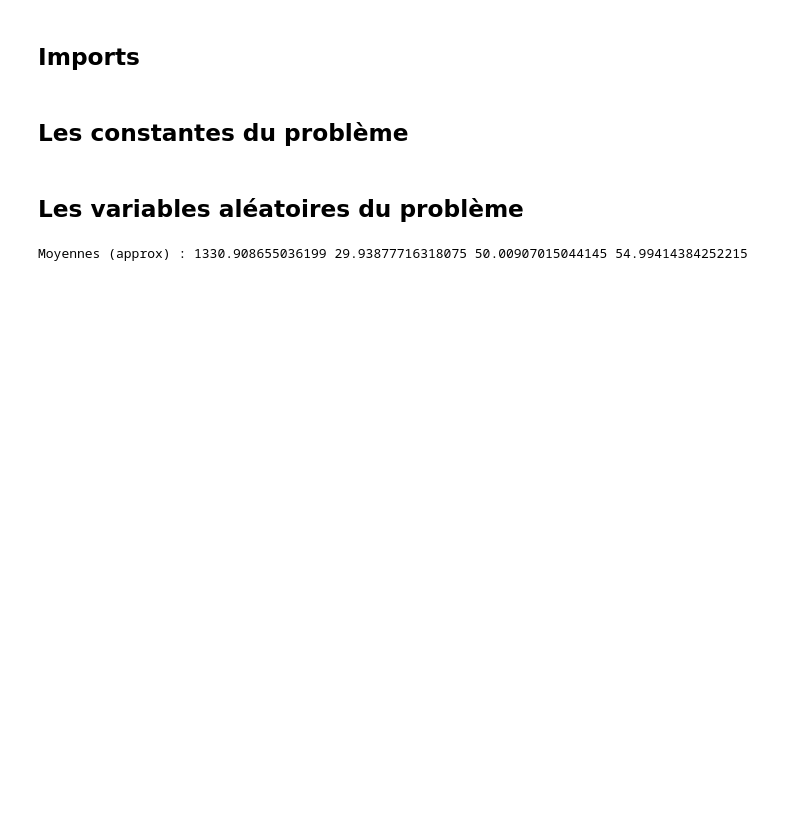
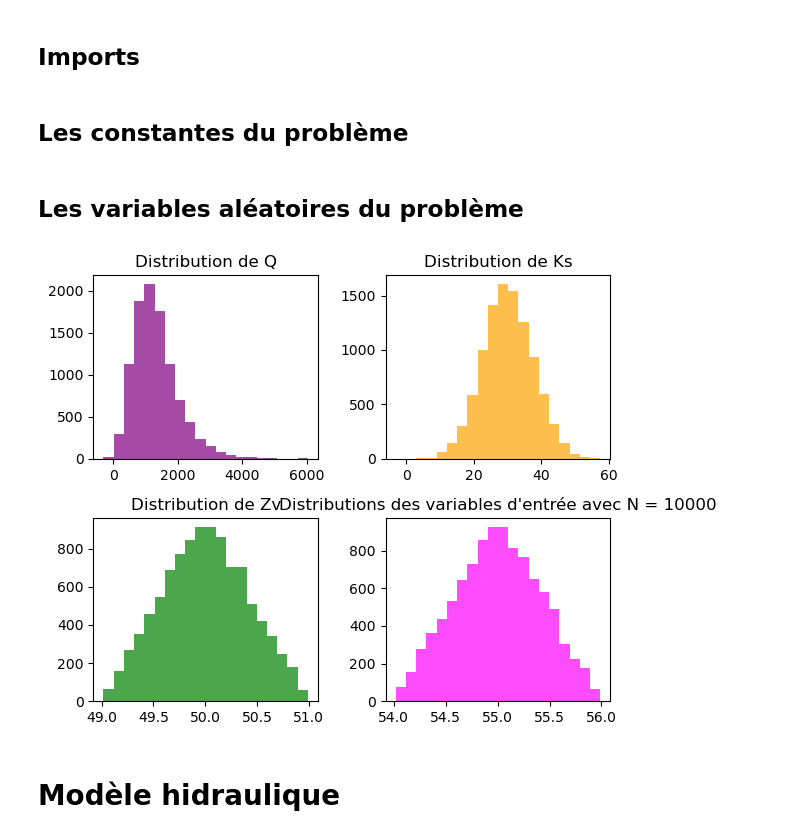
Before and after one commit to ThomasAPRichard/Fiabilite, a Jupyter notebook: Fiabilite_2emeApproche.ipynb, the cells around one changed output. Cells and saved outputs as stored; diff of their text form; code cells hidden in the pictures; blank space fills up the shorter version.

Commit message:
Monte Carlo pour appr2

```diff
--- a/Fiabilite_2emeApproche.ipynb
+++ b/Fiabilite_2emeApproche.ipynb
@@ -14,6 +31,7 @@ from scipy.stats import gumbel_r, norm, triang
 L = 5000 #Longueur du cours d'eau en m
 B = 300 #Largeur du cours d'eau en m
 Zb = 55.5 #Cote de la berge en m
+N = 10000 # nombre de simulations pour monte carlo
 # %% [markdown]
 ## Les variables aléatoires du problème
 # %%
@@ -38,17 +53,26 @@ Zv_dist = triang(c=c_Zv, loc=a_Zv, scale=(b_Zv - a_Zv))
 a_Zm, b_Zm, mode_Zm = 54, 56, 55
 c_Zm = (mode_Zm - a_Zm) / (b_Zm - a_Zm)  # ici 0.5 (symétrique)
 Zm_dist = triang(c=c_Zm, loc=a_Zm, scale=(b_Zm - a_Zm))
-# %%
-##Test d'échantillon
-
-N = 10_000
-Q_samples  = Q_dist.rvs(size=N, random_state=rng)
-Ks_samples = Ks_dist.rvs(size=N, random_state=rng)
-Zv_samples = Zv_dist.rvs(size=N, random_state=rng)
-Zm_samples = Zm_dist.rvs(size=N, random_state=rng)
-
-# Petit check rapide (facultatif)
-print("Moyennes (approx) :",
-      np.mean(Q_samples), np.mean(Ks_samples), np.mean(Zv_samples), np.mean(Zm_samples))
-# %% [output]
-Moyennes (approx) : 1330.908655036199 29.93877716318075 50.00907015044145 54.99414384252215
+# %%
+Q_samples  = Q_dist.rvs(size=N, random_state=rng)
+Ks_samples = Ks_dist.rvs(size=N, random_state=rng)
+Zv_samples = Zv_dist.rvs(size=N, random_state=rng)
+Zm_samples = Zm_dist.rvs(size=N, random_state=rng)
+
+# plot ces 4 variables pour voir si leur distribution correspond à ce qu'on attend
+fig, axs = plt.subplots(2, 2, figsize=(6, 5))
+axs[0, 0].hist(Q_samples, bins=20, color='purple', alpha=0.7)
+axs[0, 0].set_title(f'Distribution de Q')
+axs[0, 1].hist(Ks_samples, bins=20, color='orange', alpha=0.7)
+axs[0, 1].set_title('Distribution de Ks')
+axs[1, 0].hist(Zv_samples, bins=20, color='green', alpha=0.7)
+axs[1, 0].set_title('Distribution de Zv')
+axs[1, 1].hist(Zm_samples, bins=20, color='magenta', alpha=0.7)
+axs[1, 1].set_title('Distribution de Zm')
+plt.tight_layout()
+plt.title(f'Distributions des variables d\'entrée avec N = {N}')
+plt.show()
+# %% [output]
+[figure, added]
+# %% [markdown]
+# Modèle hidraulique
```
Also changed, not shown: parts of 12 cells of this notebook.
